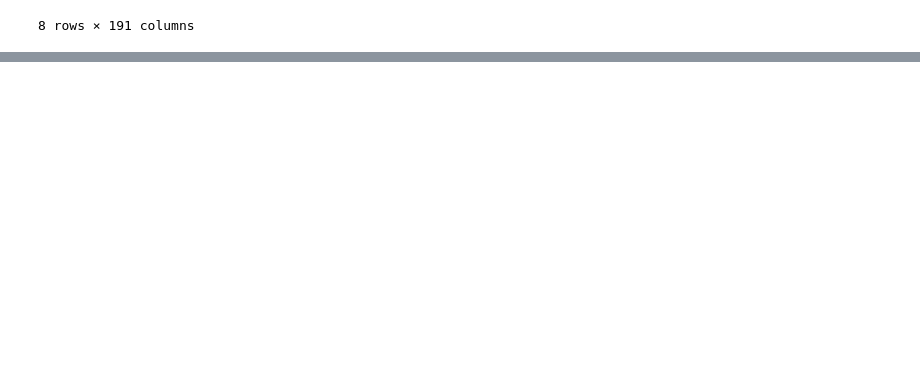
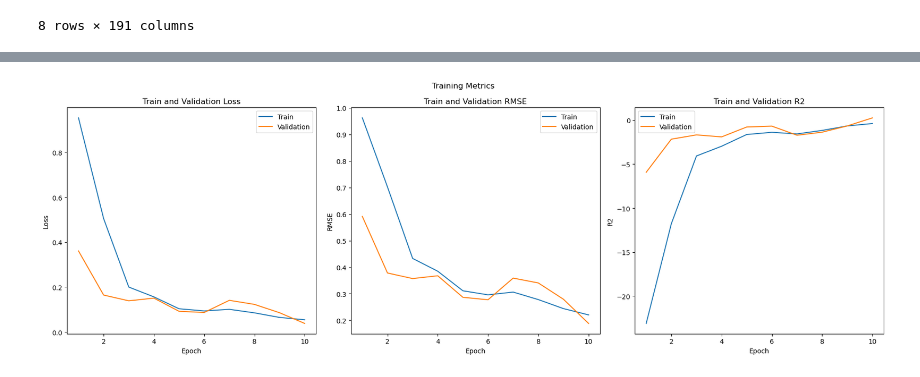
Before and after one commit to Lilly-25/Masters-Thesis, a Jupyter notebook: main_tabular.ipynb, the cells around one changed output, grey strips where cells are left out. Cells and saved outputs as stored; diff of their text form; code cells hidden in the pictures; blank space fills up the shorter version.

```diff
--- a/main_tabular.ipynb
+++ b/main_tabular.ipynb
@@ -134,0 +78,18 @@ Index(['Column_1', 'Column_2', 'Column_3', 'Column_4', 'Column_5', 'Column_6',
+# %%
+import torch.optim as optim
+import torch.nn as nn
+from src.model import mlp_kpi2d
+
+# 5 hidden layers with different sizes
+hidden_sizes = [32,64,126,256,516]
+
+model = mlp_kpi2d(input_size, hidden_sizes, output_y1_size)
+# %%
+from torch.utils.data import  DataLoader
+
+batch_size = 64
+
+#test_loader = DataLoader(test_dataset, batch_size=batch_size, shuffle=False)
+criterion = nn.MSELoss()
+optimizer = optim.Adam(model.parameters(), lr=0.0075)
+epochs=10
@@ -134,0 +98,4 @@ Index(['Column_1', 'Column_2', 'Column_3', 'Column_4', 'Column_5', 'Column_6',
+# %%
+trainer = mlp_kpi2d_trainer(model, train_dataset, val_dataset, batch_size, criterion, optimizer)
+# %%
+trainer.train(epochs)
@@ -134,0 +120,4 @@ Index(['Column_1', 'Column_2', 'Column_3', 'Column_4', 'Column_5', 'Column_6',
+# %%
+trainer.training_plots()
+# %% [output]
+[figure, added]
```
Also changed, not shown: parts of 62 cells of this notebook.
